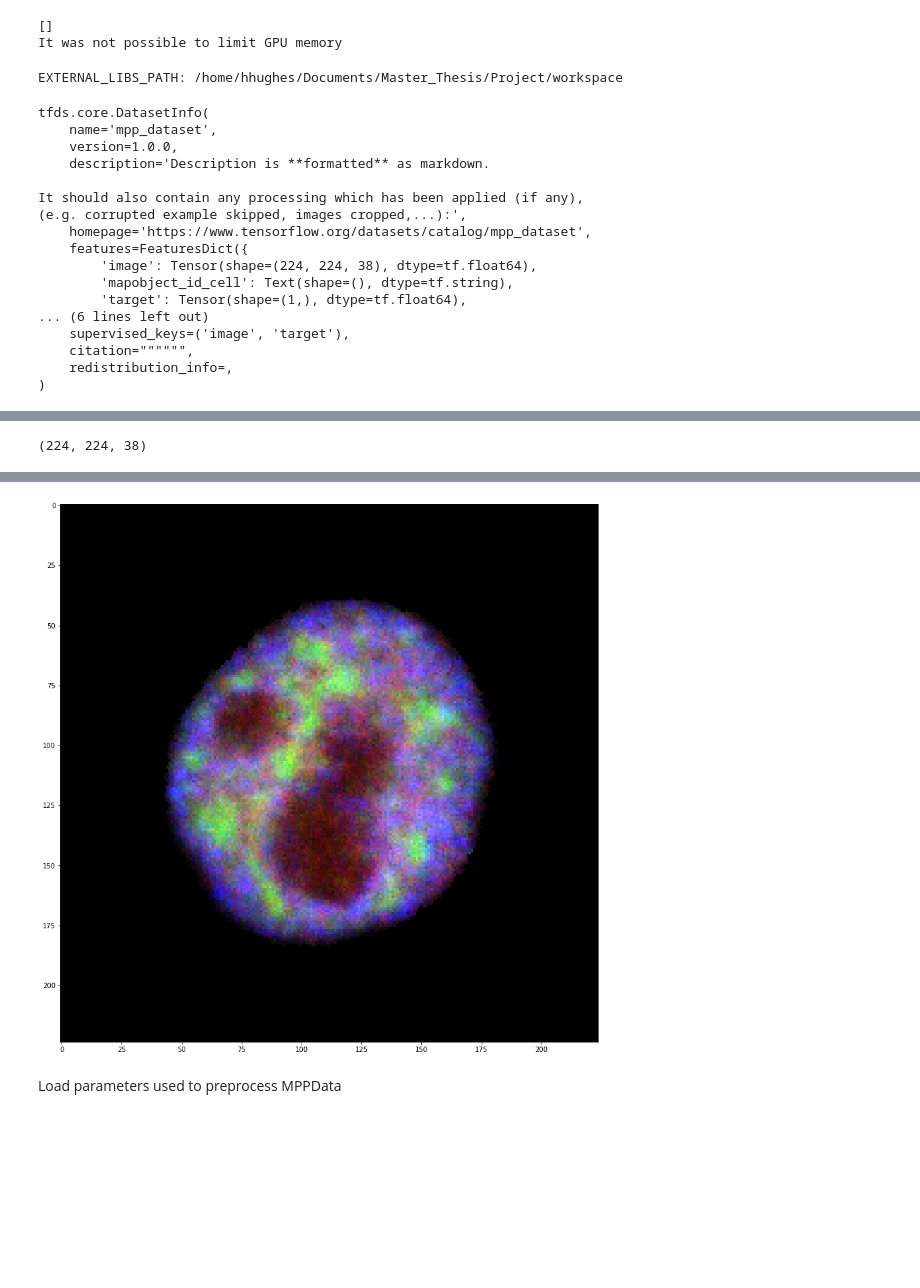
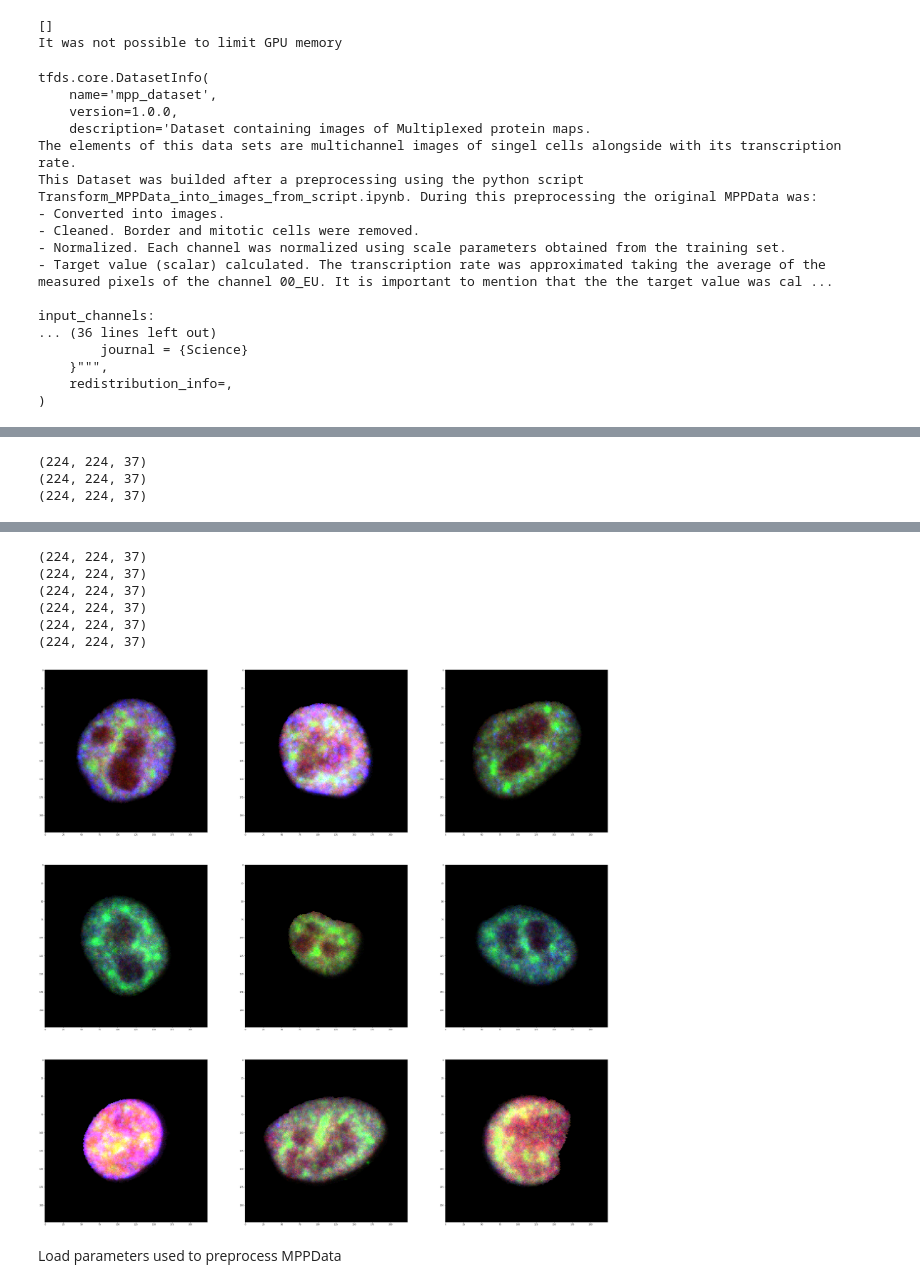
Before and after one commit to andresbecker/master_thesis, a Jupyter notebook: workspace/notebooks/Test_Model-3.ipynb, the cells around one changed output, grey strips where cells are left out. Cells and saved outputs as stored; diff of their text form; code cells hidden in the pictures; blank space fills up the shorter version.

Commit message:
Implementation to create tf datasets

```diff
--- a/workspace/notebooks/Test_Model-3.ipynb
+++ b/workspace/notebooks/Test_Model-3.ipynb
@@ -34,10 +42,0 @@ import tensorflow_datasets as tfds
-# %%
-EXTERNAL_LIBS_PATH = '/home/hhughes/Documents/Master_Thesis/Project/workspace'
-if not os.path.exists(EXTERNAL_LIBS_PATH):
-    raise Exception('External library path {} does not exist!'.format(EXTERNAL_LIBS_PATH))
-else:
-    print('EXTERNAL_LIBS_PATH: {}'.format(EXTERNAL_LIBS_PATH))
-# Add EXTERNAL_LIBS_PATH to sys paths (for loading libraries)
-sys.path.insert(1, EXTERNAL_LIBS_PATH)
-# %% [output]
-EXTERNAL_LIBS_PATH: /home/hhughes/Documents/Master_Thesis/Project/workspace
@@ -46,30 +43,31 @@ from tf_datasets import MPP_dataset
 # %%
-dataset, metadata = tfds.load('MPP_dataset', as_supervised=True, with_info=True)
+local_tf_datasets="/home/hhughes/Documents/Master_Thesis/Project/datasets/tensorflow_datasets"
+dataset, metadata = tfds.load('MPP_dataset', data_dir=local_tf_datasets, as_supervised=True, with_info=True)
 # %%
 metadata
 # %% [output]
 tfds.core.DatasetInfo(
     name='mpp_dataset',
     version=1.0.0,
-    description='Description is **formatted** as markdown.
+    description='Dataset containing images of Multiplexed protein maps.
+The elements of this data sets are multichannel images of singel cells alongside with its transcription rate.
+This Dataset was builded after a preprocessing using the python script Transform_MPPData_into_images_from_script.ipynb. During this preprocessing the original MPPData was:
+- Converted into images.
+- Cleaned. Border and mitotic cells were removed.
+- Normalized. Each channel was normalized using scale parameters obtained from the training set.
+- Target value (scalar) calculated. The transcription rate was approximated taking the average of the measured pixels of the channel 00_EU. It is important to mention that the the target value was cal ...
 
-It should also contain any processing which has been applied (if any),
-(e.g. corrupted example skipped, images cropped,...):',
-    homepage='https://www.tensorflow.org/datasets/catalog/mpp_dataset',
-    features=FeaturesDict({
-        'image': Tensor(shape=(224, 224, 38), dtype=tf.float64),
-        'mapobject_id_cell': Text(shape=(), dtype=tf.string),
-        'target': Tensor(shape=(1,), dtype=tf.float64),
-... (6 lines left out)
-    supervised_keys=('image', 'target'),
-    citation="""""",
+input_channels:
+... (36 lines left out)
+        journal = {Science}
+    }""",
     redistribution_info=,
 )
 # %%
 train_data, val_data = dataset['train'], dataset['validation']
 # %%
 plt.figure(figsize=(50,50))
-for i, (img, _) in enumerate(train_data.take(1), 1):
+for i, (img, _) in enumerate(train_data.take(9), 1):
     print(img.shape)
     plt.subplot(3, 3, i)
     plt.imshow(img.numpy()[:,:,10:13],
@@ -81 +80,3 @@ WARNING:matplotlib.image:Clipping input data to the valid range for imshow with
-(224, 224, 38)
+(224, 224, 37)
+(224, 224, 37)
+(224, 224, 37)
@@ -82,4 +90,10 @@ WARNING:matplotlib.image:Clipping input data to the valid range for imshow with
+(224, 224, 37)
+(224, 224, 37)
+(224, 224, 37)
+(224, 224, 37)
+(224, 224, 37)
+(224, 224, 37)
-[figure, old version]
+[figure, new version]
 # %% [markdown]
 Load parameters used to preprocess MPPData
 # %%
```
Also changed, not shown: parts of 5 cells of this notebook, 11 other files.
